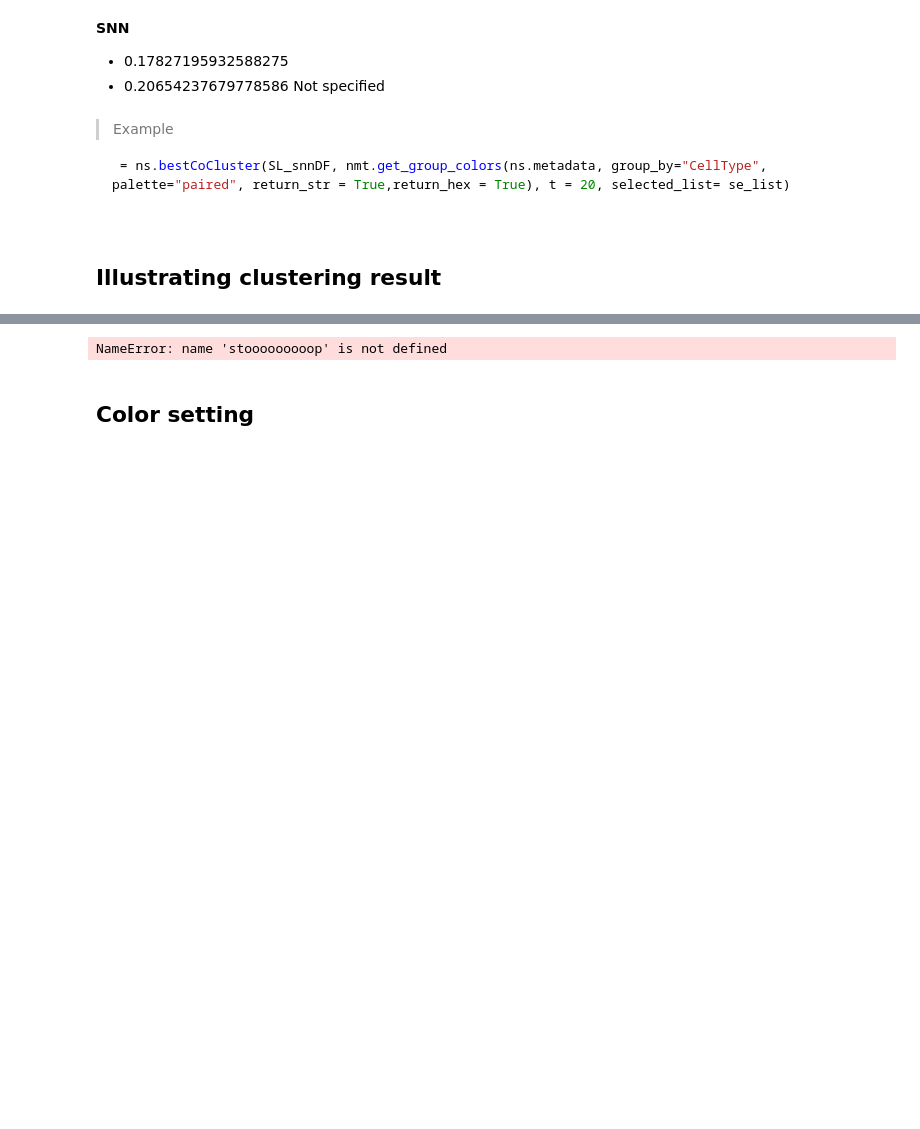
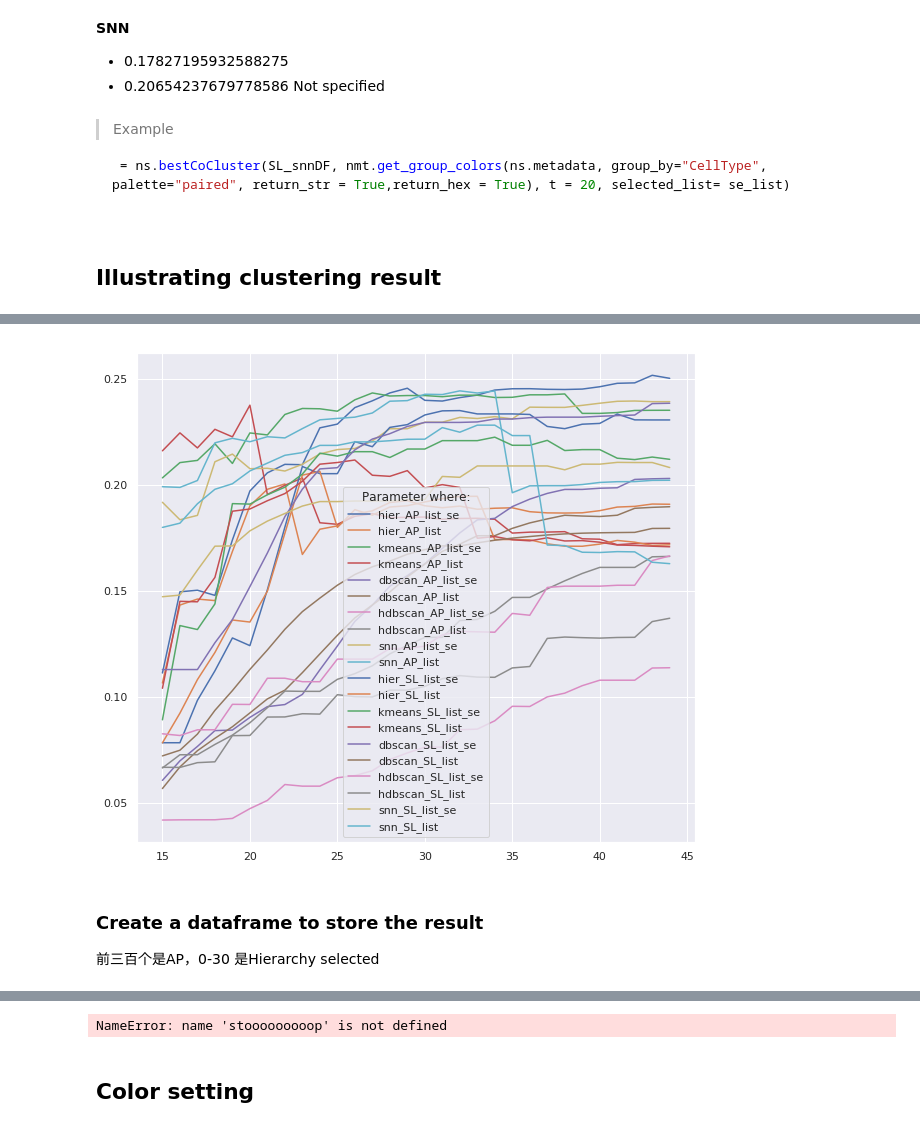
Before and after one commit to zijun-zhao/NMTcode, a Jupyter notebook: Code/Pipeline-Draft_APSL-11Nov.ipynb, the cells around one changed output, grey strips where cells are left out. Drawn from its saved outputs; the diff is of its cells as text; code cells hidden in the pictures; blank space fills up the shorter version.

```diff
--- a/Code/Pipeline-Draft_APSL-11Nov.ipynb
+++ b/Code/Pipeline-Draft_APSL-11Nov.ipynb
@@ -531,0 +688,31 @@ KeyboardInterrupt:
+# %%
+import matplotlib.pyplot as plt
+plt.figure(figsize=(10,9))
+x_ = range(15,45)
+plt.plot(x_,hier_AP_list_se, label='hier_AP_list_se')
+plt.plot(x_,hier_AP_list, label='hier_AP_list')
+plt.plot(x_,kmeans_AP_list_se, label='kmeans_AP_list_se')
+plt.plot(x_,kmeans_AP_list, label='kmeans_AP_list')
+plt.plot(x_,dbscan_AP_list_se, label='dbscan_AP_list_se')
+plt.plot(x_,dbscan_AP_list, label='dbscan_AP_list')
+plt.plot(x_,hdbscan_AP_list_se, label='hdbscan_AP_list_se')
+plt.plot(x_,hdbscan_AP_list, label='hdbscan_AP_list')
+plt.plot(x_,snn_AP_list_se, label='snn_AP_list_se')
+plt.plot(x_,snn_AP_list, label='snn_AP_list')
+plt.plot(x_,hier_SL_list_se, label='hier_SL_list_se')
+plt.plot(x_,hier_SL_list, label='hier_SL_list')
+plt.plot(x_,kmeans_SL_list_se, label='kmeans_SL_list_se')
+plt.plot(x_,kmeans_SL_list, label='kmeans_SL_list')
+plt.plot(x_,dbscan_SL_list_se, label='dbscan_SL_list_se')
+plt.plot(x_,dbscan_SL_list, label='dbscan_SL_list')
+plt.plot(x_,hdbscan_SL_list_se, label='hdbscan_SL_list_se')
+plt.plot(x_,hdbscan_SL_list, label='hdbscan_SL_list')
+plt.plot(x_,snn_SL_list_se, label='snn_SL_list_se')
+plt.plot(x_,snn_SL_list, label='snn_SL_list')
+plt.legend(title='Parameter where:')
+plt.show()
+# %% [output]
+[figure, added]
+# %% [markdown]
+### Create a dataframe to store the result
+前三百个是AP，0-30 是Hierarchy selected
```
Also changed, not shown: parts of 31 cells of this notebook, 2 other files.
